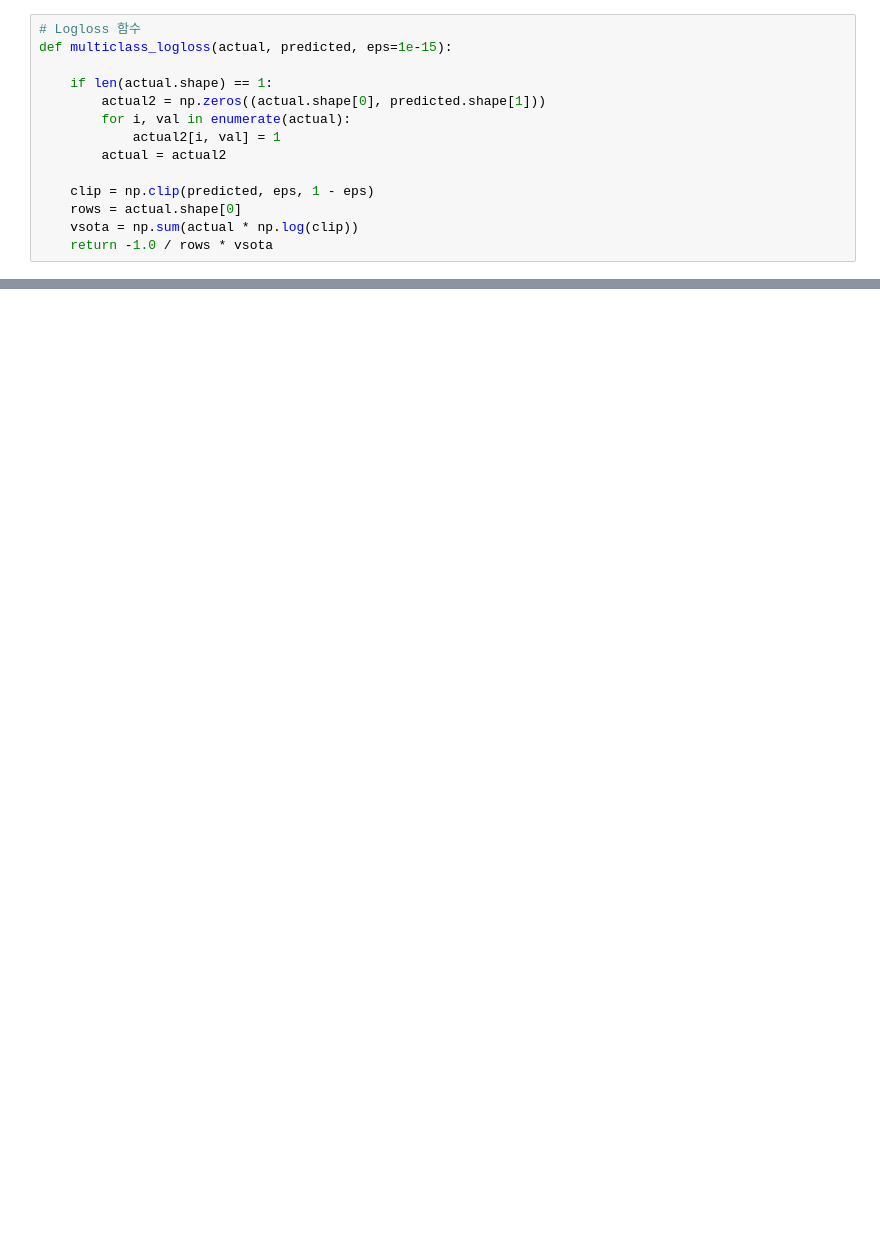
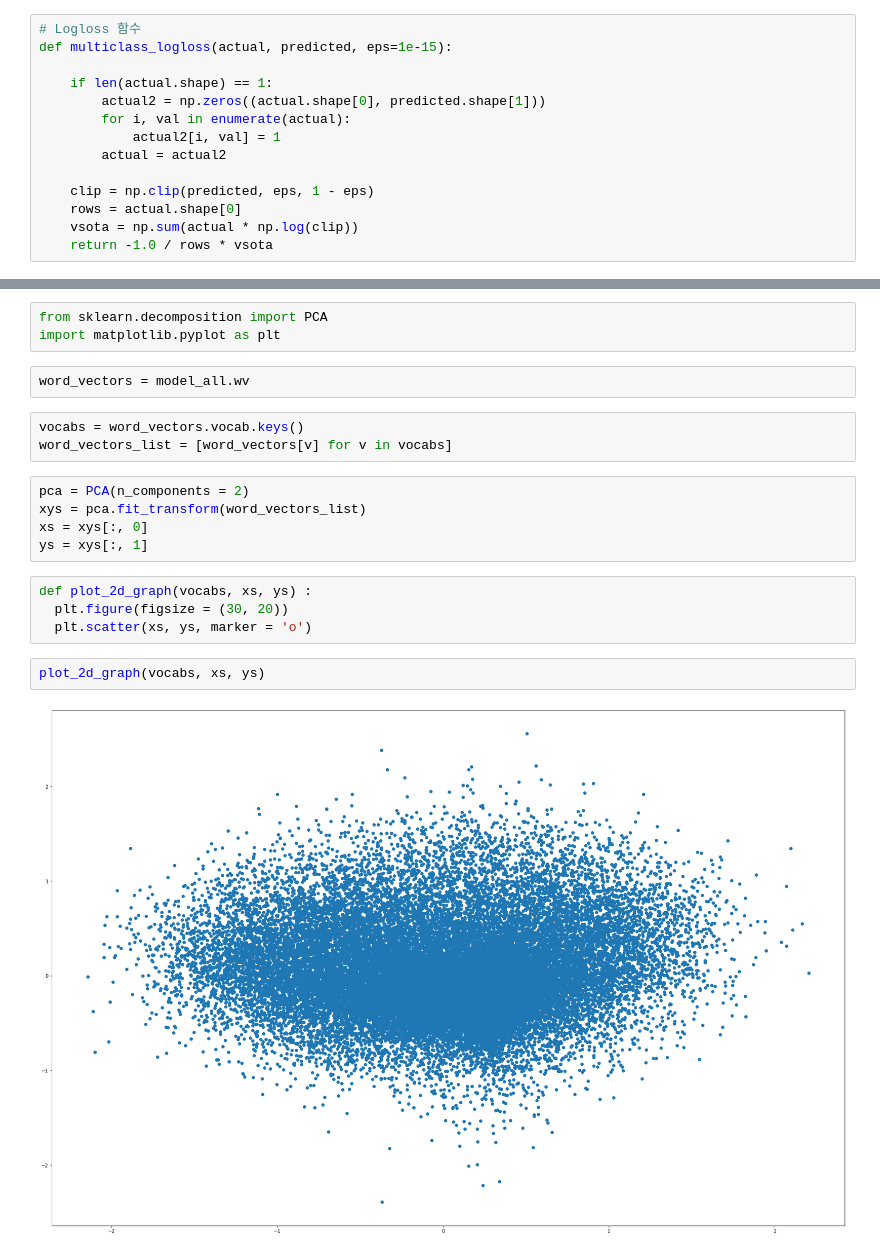
Before and after one commit to cjlee0217/literarystyle_nlp, a Jupyter notebook: project2_word2vec.ipynb, the cells around one changed output, grey strips where cells are left out. Saved outputs shown, nothing was run; the diff lists cells and outputs as text; blank space fills up the shorter version.

Commit message:
update word2vec

```diff
--- a/project2_word2vec.ipynb
+++ b/project2_word2vec.ipynb
@@ -453,0 +355,21 @@ multiclass_logloss(ytest, sample_submission_test, eps=1e-15).mean()
+# %%
+from sklearn.decomposition import PCA
+import matplotlib.pyplot as plt
+# %%
+word_vectors = model_all.wv
+# %%
+vocabs = word_vectors.vocab.keys()
+word_vectors_list = [word_vectors[v] for v in vocabs]
+# %%
+pca = PCA(n_components = 2)
+xys = pca.fit_transform(word_vectors_list)
+xs = xys[:, 0]
+ys = xys[:, 1]
+# %%
+def plot_2d_graph(vocabs, xs, ys) :
+  plt.figure(figsize = (30, 20))
+  plt.scatter(xs, ys, marker = 'o')
+# %%
+plot_2d_graph(vocabs, xs, ys)
+# %% [output]
+[figure, added]
```
Also changed, not shown: parts of 65 cells of this notebook.
